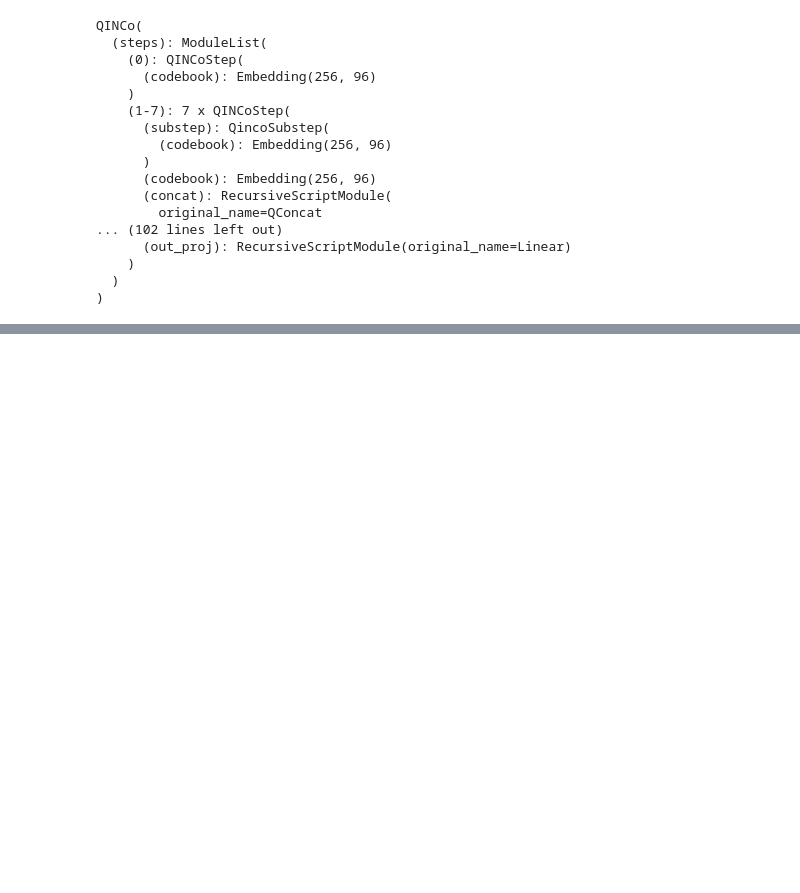
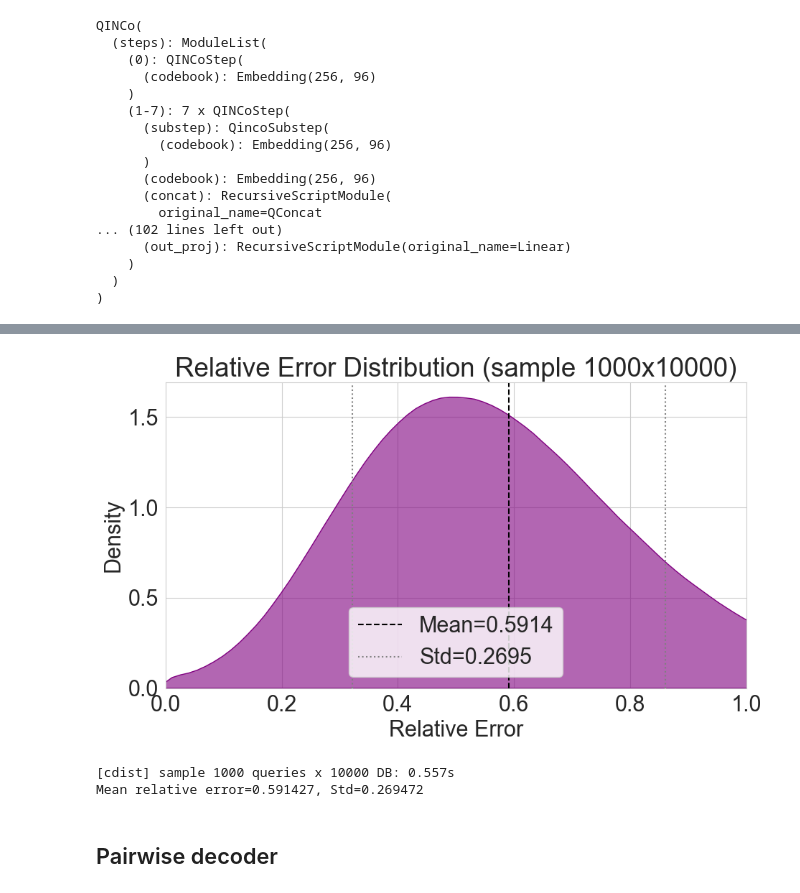
Before and after one commit to Hendrix8/hdvc, a Jupyter notebook: notebooks/5-QINCo2.ipynb, the cells around one changed output, grey strips where cells are left out. Cells and saved outputs as stored; diff of their text form; code cells hidden in the pictures; blank space fills up the shorter version.

```diff
--- a/notebooks/5-QINCo2.ipynb
+++ b/notebooks/5-QINCo2.ipynb
@@ -134,7 +135,7 @@ cfg.M = 8 # number of qinco steps
 cfg.K = 256 # codebook size
 cfg.ivf_K = 1048576
 
-cfg.epochs = 10 # note that it runs along with the patience (=10 by default)
+cfg.epochs = 70 # note that it runs along with the patience (=10 by default)
 
 cfg.db = db_fp
 cfg.trainset = train_set_fp
@@ -257,0 +484,34 @@ expe.
+# %%
+import matplotlib.pyplot as plt
+import seaborn as sns
+
+plt.rcParams['font.family'] = 'serif'
+sns.set_style("whitegrid")
+# Relative errors
+rel_error = np.abs(adc_dists - exact_dists) / (exact_dists + 1e-12)
+rel_error.astype(np.float32).tofile(f'{results_fp}qinco2/rel_error_comp.bin')
+mean_rel, std_rel = rel_error.mean(), rel_error.std()
+
+# Plot KDE of relative errors
+rel_error_flat = rel_error.ravel()
+plt.figure(figsize=(10, 6))
+plt.xlim(0, 1)
+sns.kdeplot(rel_error_flat, fill=True, color="purple", alpha=0.6)
+plt.axvline(mean_rel, linestyle="--", color="black", label=f"Mean={mean_rel:.4f}")
+plt.axvline(mean_rel-std_rel, linestyle=":", color="grey")
+plt.axvline(mean_rel+std_rel, linestyle=":", color="grey", label=f"Std={std_rel:.4f}")
+plt.title(f"Relative Error Distribution (sample {len(q_idx)}x{len(db_idx)})")
+plt.xlabel("Relative Error")
+plt.ylabel("Density")
+plt.legend()
+plt.tight_layout()
+plt.show()
+
+print(f"[cdist] sample {len(q_idx)} queries x {len(db_idx)} DB: {cdist_time:.3f}s")
+print(f"Mean relative error={mean_rel:.6f}, Std={std_rel:.6f}")
+# %% [output]
+[figure, added]
+[cdist] sample 1000 queries x 10000 DB: 0.557s
+Mean relative error=0.591427, Std=0.269472
+# %% [markdown]
+## Pairwise decoder
```
Also changed, not shown: parts of 33 cells of this notebook, 1 other file.
